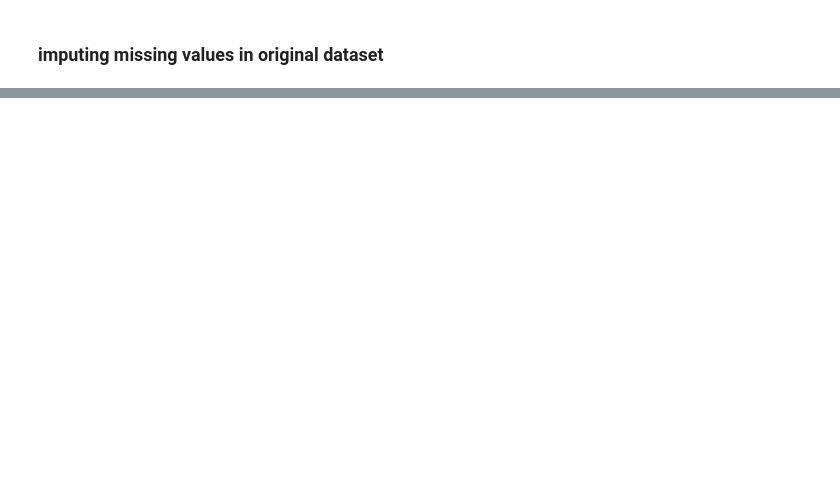
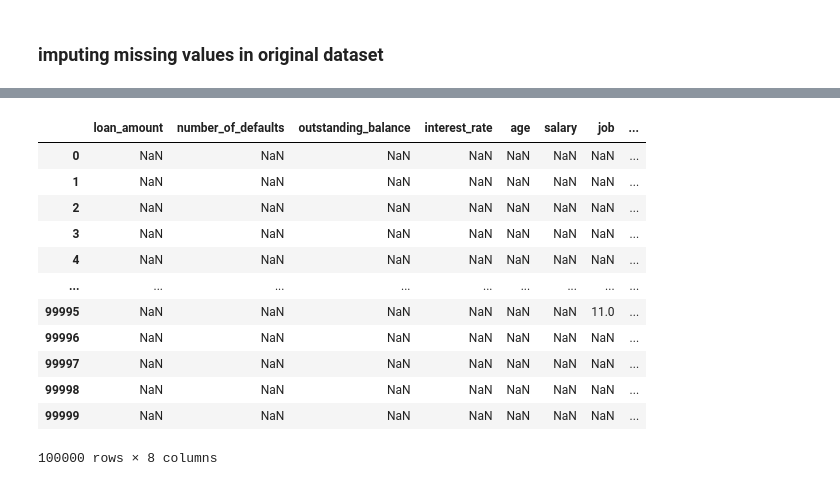
Before and after one commit to Voltamol/Claxon-DataScience-hackathon, a Jupyter notebook: notebooks/Final Notebook.ipynb, the cells around one changed output, grey strips where cells are left out. Saved outputs shown, nothing was run; the diff lists cells and outputs as text; code cells hidden in the pictures; blank space fills up the shorter version.

Commit message:
imputing data still

```diff
--- a/notebooks/Final Notebook.ipynb
+++ b/notebooks/Final Notebook.ipynb
@@ -259,0 +292,2 @@ df[missing] = imputer.fit_transform(df[missing])
+# %%
+numeric=numeric.join(subset)
@@ -259,0 +327,6 @@ df[missing] = imputer.fit_transform(df[missing])
+# %%
+imputer = KNNImputer()
+transformed = imputer.fit_transform(numeric)
+# replacing features with missing values by ones without any missing values
+for feature in missing:
+    df[feature] = numeric[feature]
@@ -259,0 +412,5 @@ df[missing] = imputer.fit_transform(df[missing])
+# %%
+transformed=pd.DataFrame(transformed,columns=numeric.columns)
+# %%
+transformed[missing[0]]=enc1.inverse_transform(transformed[missing[0]].astype('int'))
+transformed[missing[1]]=enc2.inverse_transform(transformed[missing[1]].astype('int'))
@@ -259,0 +438,16 @@ df[missing] = imputer.fit_transform(df[missing])
+# %%
+numeric[transformed.isnull()]
+# %% [output]
+|  | loan_amount | number_of_defaults | outstanding_balance | interest_rate | age | salary | job | ... |
+| 0 | NaN | NaN | NaN | NaN | NaN | NaN | NaN | ... |
+| 1 | NaN | NaN | NaN | NaN | NaN | NaN | NaN | ... |
+| 2 | NaN | NaN | NaN | NaN | NaN | NaN | NaN | ... |
+| 3 | NaN | NaN | NaN | NaN | NaN | NaN | NaN | ... |
+| 4 | NaN | NaN | NaN | NaN | NaN | NaN | NaN | ... |
+| ... | ... | ... | ... | ... | ... | ... | ... | ... |
+| 99995 | NaN | NaN | NaN | NaN | NaN | NaN | 11.0 | ... |
+| 99996 | NaN | NaN | NaN | NaN | NaN | NaN | NaN | ... |
+| 99997 | NaN | NaN | NaN | NaN | NaN | NaN | NaN | ... |
+| 99998 | NaN | NaN | NaN | NaN | NaN | NaN | NaN | ... |
+| 99999 | NaN | NaN | NaN | NaN | NaN | NaN | NaN | ... |
+100000 rows × 8 columns
```
Also changed, not shown: parts of 42 cells of this notebook, 3 other files.
